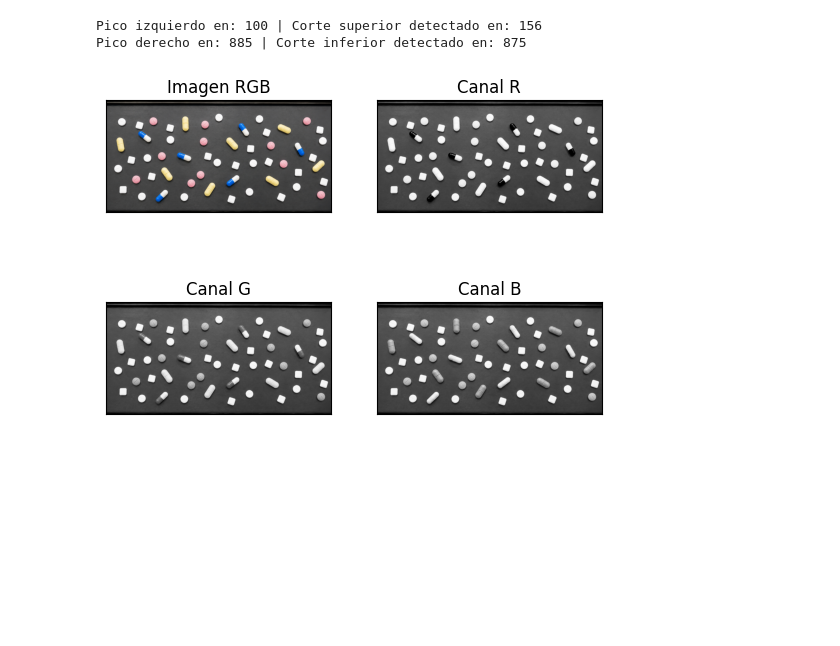
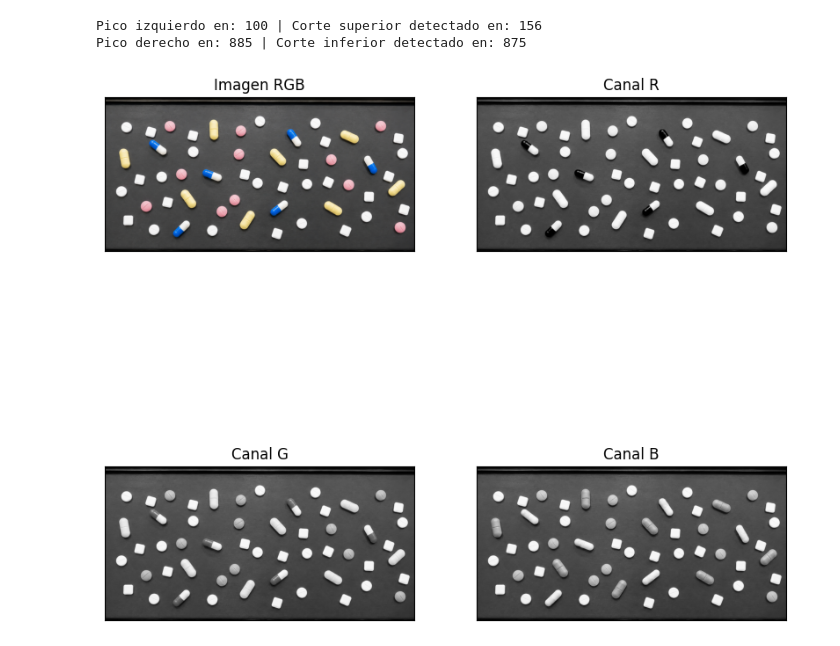
Before and after one commit to RoberLasarte332/PDI_TrabajoPractico_2, a Jupyter notebook: PDI_TrabajoPractico_2.ipynb, the cells around one changed output. Cells and saved outputs as stored; diff of their text form; code cells hidden in the pictures; blank space fills up the shorter version.

```diff
--- a/PDI_TrabajoPractico_2.ipynb
+++ b/PDI_TrabajoPractico_2.ipynb
@@ -104,12 +104,12 @@ Pico derecho en: 885 | Corte inferior detectado en: 875
 # %%
 pastillas_ROI_RGB = cv2.cvtColor(pastillas_ROI, cv2.COLOR_BGR2RGB)
 B, G, R = cv2.split(pastillas_ROI)    # Separo la imagen en sus respectivos canales.
 
-plt.figure()                                                                        # Analizamos todos los planos juntos.
+plt.figure(figsize=(10, 10))                                                                        # Analizamos todos los planos juntos.
 ax1 = plt.subplot(221); imshow(pastillas_ROI_RGB, title="Imagen RGB", new_fig=False)
 plt.subplot(222,sharex=ax1,sharey=ax1), imshow(R, title="Canal R", new_fig=False)
 plt.subplot(223,sharex=ax1,sharey=ax1), imshow(G, title="Canal G", new_fig=False)
 plt.subplot(224,sharex=ax1,sharey=ax1), imshow(B, title="Canal B", new_fig=False)
 plt.show(block=False)
 # %% [output]
-[figure, old version]
+[figure, new version]
```
Also changed, not shown: parts of 7 cells of this notebook.
